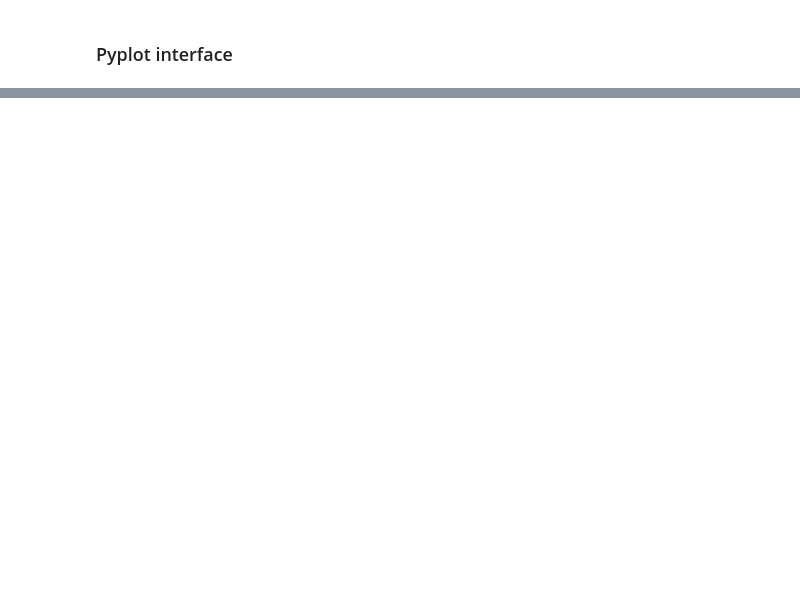
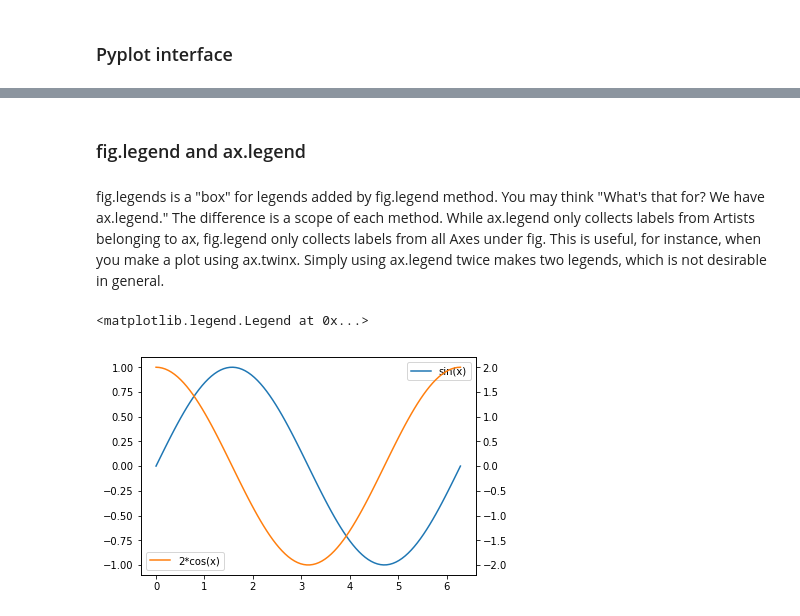
Before and after one commit to dipodaimary/Leetcode-Solutions-in-Python3, a Jupyter notebook: Matplotlib Tutorial.ipynb, the cells around one changed output, grey strips where cells are left out. Saved outputs shown, nothing was run; the diff lists cells and outputs as text; code cells hidden in the pictures; blank space fills up the shorter version.

```diff
--- a/Matplotlib Tutorial.ipynb
+++ b/Matplotlib Tutorial.ipynb
@@ -16,0 +101,18 @@ NameError: name 'np' is not defined
+# %% [markdown]
+### fig.legend and ax.legend
+# %% [markdown]
+fig.legends is a "box" for legends added by fig.legend method. You may think "What's that for? We have ax.legend." The difference is a scope of each method. While ax.legend only collects labels from Artists belonging to ax, fig.legend only collects labels from all Axes under fig. This is useful, for instance, when you make a plot using ax.twinx. Simply using ax.legend twice makes two legends, which is not desirable in general.
+# %%
+x = np.linspace(0, 2*np.pi, 100)
+fig = plt.figure()
+ax = fig.add_subplot(111)
+ax.plot(x, np.sin(x), label = 'sin(x)')
+ax1 = ax.twinx()
+ax1.plot(x, 2*np.cos(x), c = 'C1', label = '2*cos(x)')
+#cf. 'CN' notation
+#https://matplotlib.org/tutorials/colors/colors.html#cn-color-selection
+ax.legend()
+ax1.legend()
+# %% [output]
+<matplotlib.legend.Legend at 0x...>
+[figure, added]
```
Also changed, not shown: parts of 14 cells of this notebook.
